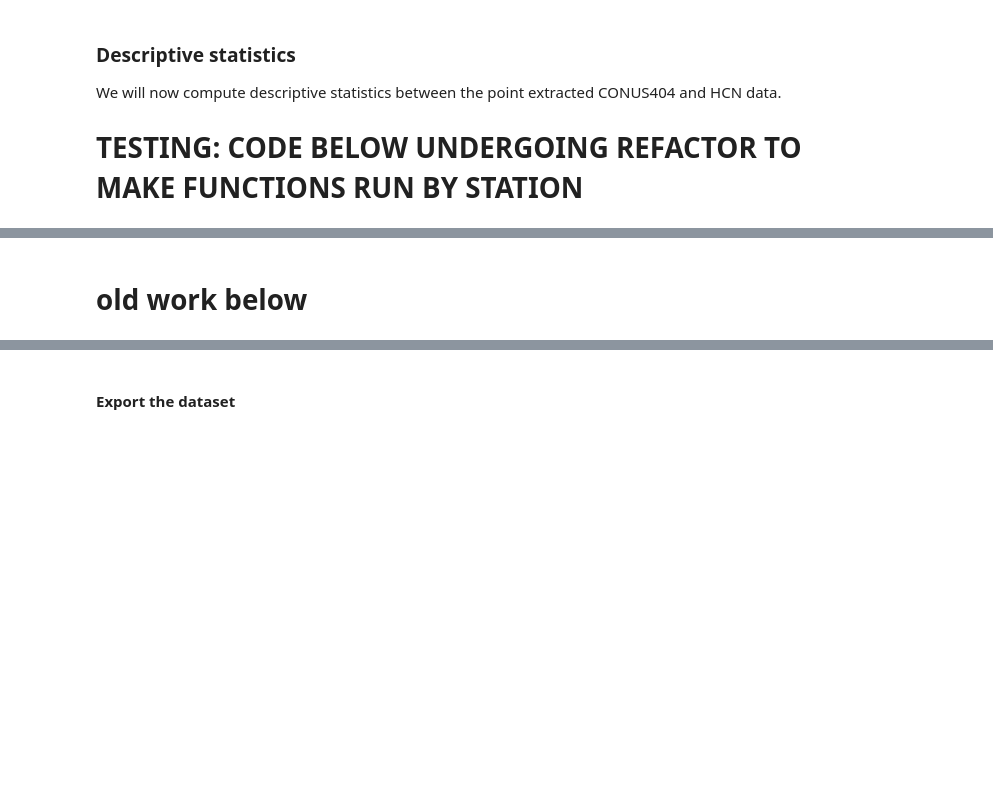
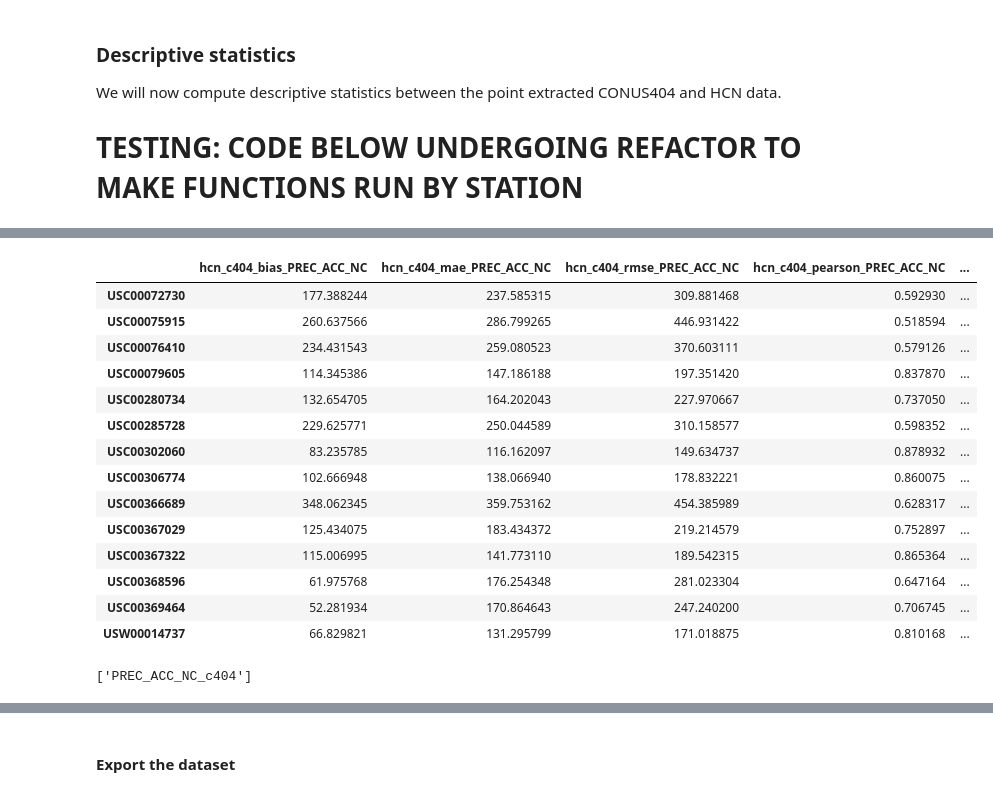
Before and after one commit to hytest-org/hytest, a Jupyter notebook: evaluation/tutorials/CONUS404/2_CONUS404_DRB_Analysis.ipynb, the cells around one changed output, grey strips where cells are left out. Cells and saved outputs as stored; diff of their text form; code cells hidden in the pictures; blank space fills up the shorter version.

```diff
--- a/evaluation/tutorials/CONUS404/2_CONUS404_DRB_Analysis.ipynb
+++ b/evaluation/tutorials/CONUS404/2_CONUS404_DRB_Analysis.ipynb
@@ -1637,8 +1652,8 @@ hcn_c404_stats_annual_mean = hcn_c404_summary.loc[hcn_c404_summary['stat'] == "m
 hcn_c404_bias_PREC_ACC_NC = hcn_c404_stats_annual_mean.groupby("ID").apply(lambda x: bias(x["PREC_ACC_NC_c404"], x["PREC_ACC_NC_hcn"])) #noqa : E501
 hcn_c404_bias_TK = hcn_c404_stats_annual_mean.groupby("ID").apply(lambda x: bias(x["TK_c404"], x["TK_hcn"])) #noqa : E501
 # MAE
-hcn_c404_mae_PREC_ACC_NC = hcn_c404_yearly.groupby("ID").apply(lambda x: mae(x["PREC_ACC_NC_c404"], x["PREC_ACC_NC_hcn"], x["PREC_ACC_NC_c404"].count())) #noqa : E501
-hcn_c404_mae_TK = hcn_c404_yearly.groupby("ID").apply(lambda x: mae(x["TK_c404"], x["TK_hcn"], x["TK_c404"].count())) #noqa : E501
+hcn_c404_mae_PREC_ACC_NC = hcn_c404_yearly.groupby("ID").apply(lambda x: mae(x["PREC_ACC_NC_c404"], x["PREC_ACC_NC_hcn"])) #noqa : E501
+hcn_c404_mae_TK = hcn_c404_yearly.groupby("ID").apply(lambda x: mae(x["TK_c404"], x["TK_hcn"])) #noqa : E501
 # RMSE
 hcn_c404_rmse_PREC_ACC_NC = hcn_c404_yearly.groupby("ID").apply(lambda x: rmse(x["PREC_ACC_NC_c404"], x["PREC_ACC_NC_hcn"])) #noqa : E501
 hcn_c404_rmse_TK = hcn_c404_yearly.groupby("ID").apply(lambda x: rmse(x["TK_c404"], x["TK_hcn"])) #noqa : E501
@@ -1646,30 +1661,46 @@ hcn_c404_rmse_TK = hcn_c404_yearly.groupby("ID").apply(lambda x: rmse(x["TK_c404
 hcn_c404_pearson_PREC_ACC_NC = hcn_c404_yearly.groupby("ID").apply(lambda x: pearson_r(x["PREC_ACC_NC_c404"], x["PREC_ACC_NC_hcn"])) #noqa : E501
 hcn_c404_pearson_TK = hcn_c404_yearly.groupby("ID").apply(lambda x: pearson_r(x["TK_c404"], x["TK_hcn"])) #noqa : E501
 # Spearman r
 hcn_c404_spearman_PREC_ACC_NC = hcn_c404_yearly.groupby("ID").apply(lambda x: spearman_r(x["PREC_ACC_NC_c404"], x["PREC_ACC_NC_hcn"])) #noqa : E501
 hcn_c404_spearman_TK = hcn_c404_yearly.groupby("ID").apply(lambda x: spearman_r(x["TK_c404"], x["TK_hcn"])) #noqa : E501
 # percent bias
 hcn_c404_pbias_PREC_ACC_NC = hcn_c404_yearly.groupby("ID").apply(lambda x: pbias(x["PREC_ACC_NC_c404"], x["PREC_ACC_NC_hcn"])) #noqa : E501
 hcn_c404_pbias_TK = hcn_c404_yearly.groupby("ID").apply(lambda x: pbias(x["TK_c404"], x["TK_hcn"])) #noqa : E501
 
 # create dictionary from results
 hcn_gof_dict = dict(hcn_c404_bias_PREC_ACC_NC=hcn_c404_bias_PREC_ACC_NC.tolist(),
                     hcn_c404_mae_PREC_ACC_NC=hcn_c404_mae_PREC_ACC_NC.tolist(),
                     hcn_c404_rmse_PREC_ACC_NC=hcn_c404_rmse_PREC_ACC_NC.tolist(),
                     hcn_c404_pearson_PREC_ACC_NC=hcn_c404_pearson_PREC_ACC_NC.tolist(),
                     hcn_c404_spearman_PREC_ACC_NC=hcn_c404_spearman_PREC_ACC_NC.tolist(),
                     hcn_c404_pbias_PREC_ACC_NC=hcn_c404_pbias_PREC_ACC_NC.tolist(),
                     hcn_c404_bias_TK=hcn_c404_bias_TK.tolist(),
                     hcn_c404_mae_TK=hcn_c404_mae_TK.tolist(),
                     hcn_c404_rmse_TK=hcn_c404_rmse_TK.tolist(),
                     hcn_c404_pearson_TK=hcn_c404_pearson_TK.tolist(),
                     hcn_c404_spearman_TK=hcn_c404_spearman_TK.tolist(),
                     hcn_c404_pbias_TK=hcn_c404_pbias_TK.tolist())
 
 #create DataFrame from dictionary
 hcn_gof_df = pd.DataFrame.from_dict(hcn_gof_dict)
 
 # set the index to the station IDs
 hcn_gof_index = pd.Index(hcn_c404_yearly.reset_index()["ID"].unique())
 hcn_gof_df.set_index(hcn_gof_index, inplace=True)
 hcn_gof_df
+# %% [output]
+|  | hcn_c404_bias_PREC_ACC_NC | hcn_c404_mae_PREC_ACC_NC | hcn_c404_rmse_PREC_ACC_NC | hcn_c404_pearson_PREC_ACC_NC | ... |
+| USC00072730 | 177.388244 | 237.585315 | 309.881468 | 0.592930 | ... |
+| USC00075915 | 260.637566 | 286.799265 | 446.931422 | 0.518594 | ... |
+| USC00076410 | 234.431543 | 259.080523 | 370.603111 | 0.579126 | ... |
+| USC00079605 | 114.345386 | 147.186188 | 197.351420 | 0.837870 | ... |
+| USC00280734 | 132.654705 | 164.202043 | 227.970667 | 0.737050 | ... |
+| USC00285728 | 229.625771 | 250.044589 | 310.158577 | 0.598352 | ... |
+| USC00302060 | 83.235785 | 116.162097 | 149.634737 | 0.878932 | ... |
+| USC00306774 | 102.666948 | 138.066940 | 178.832221 | 0.860075 | ... |
+| USC00366689 | 348.062345 | 359.753162 | 454.385989 | 0.628317 | ... |
+| USC00367029 | 125.434075 | 183.434372 | 219.214579 | 0.752897 | ... |
+| USC00367322 | 115.006995 | 141.773110 | 189.542315 | 0.865364 | ... |
+| USC00368596 | 61.975768 | 176.254348 | 281.023304 | 0.647164 | ... |
+| USC00369464 | 52.281934 | 170.864643 | 247.240200 | 0.706745 | ... |
+| USW00014737 | 66.829821 | 131.295799 | 171.018875 | 0.810168 | ... |
@@ -1682,2 +1706,0 @@ hcn_TK_mae
-# %% [markdown]
-# old work below
@@ -1748,0 +1707,5 @@ hcn_c404_stats
+# %%
+hcn_c404_bias_PREC_ACC_NC.name = "PREC_ACC_NC_c404"
+hcn_c404_bias_PREC_ACC_NC.to_frame().columns.to_list()
+# %% [output]
+['PREC_ACC_NC_c404']
```
Also changed, not shown: parts of 17 cells of this notebook.
